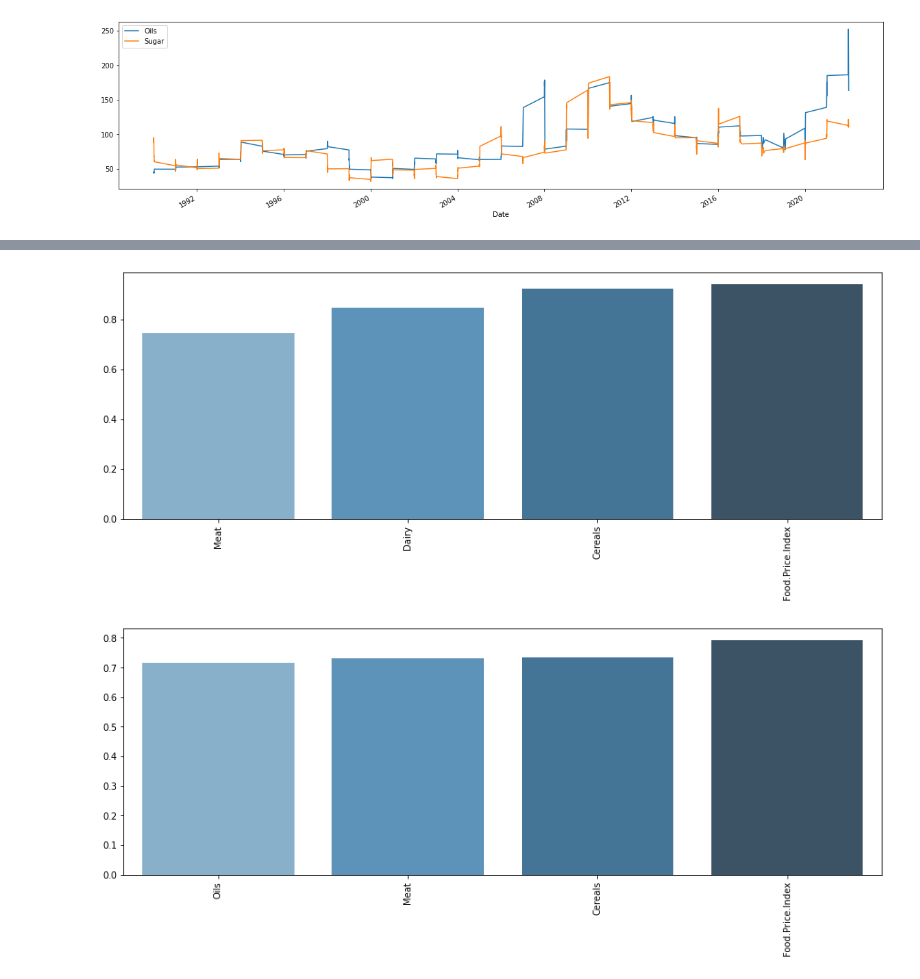
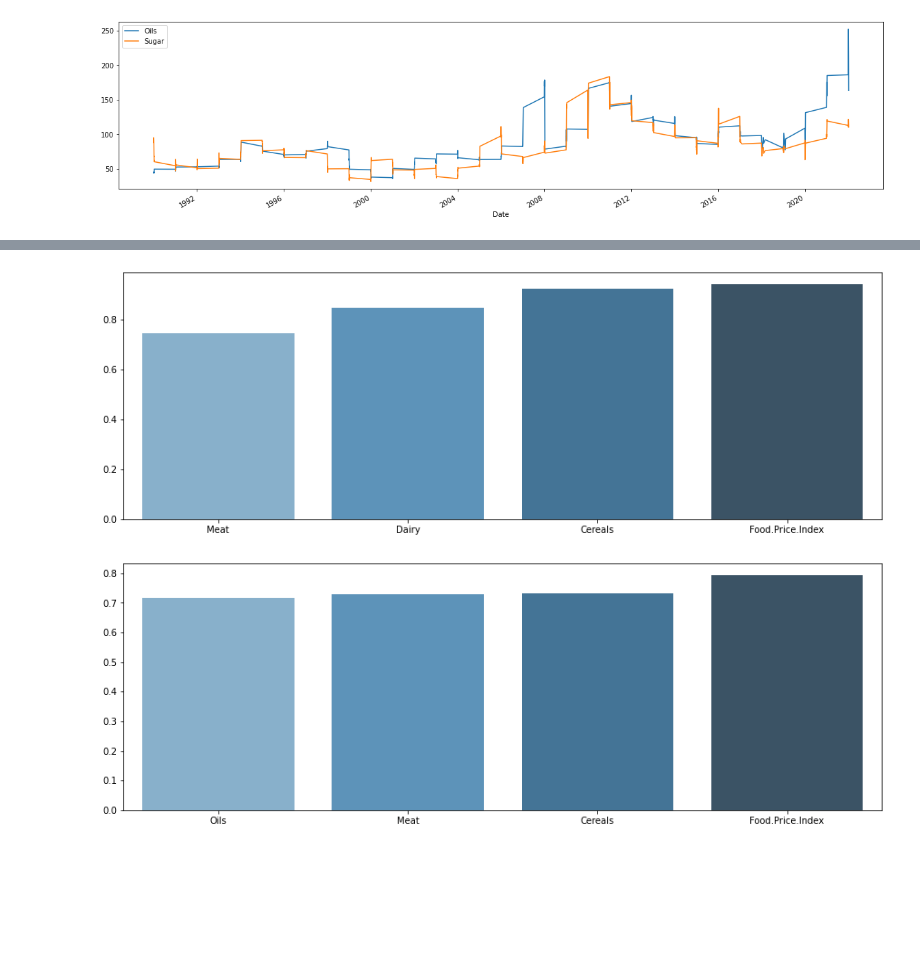
Before and after one commit to mateuszreliga/Global_food_prices, a Jupyter notebook: GFP.ipynb, the cells around one changed output, grey strips where cells are left out. Cells and saved outputs as stored; diff of their text form; code cells hidden in the pictures; blank space fills up the shorter version.

```diff
--- a/GFP.ipynb
+++ b/GFP.ipynb
@@ -111,12 +91,10 @@ df_corr.head()
 # %%
 plt.figure(figsize=(15,5))
-sns.barplot(x=df_corr["Oils"].sort_values().iloc[1:-1].index, y=df_corr["Oils"].sort_values().iloc[1:-1].values, palette= "Blues_d")
-plt.xticks(rotation=90);
+sns.barplot(x=df_corr["Oils"].sort_values().iloc[1:-1].index, y=df_corr["Oils"].sort_values().iloc[1:-1].values, palette= "Blues_d");
 # %% [output]
-[figure, old version]
+[figure, new version]
 # %%
 plt.figure(figsize=(15,5))
-sns.barplot(x=df_corr["Sugar"].sort_values().iloc[1:-1].index, y=df_corr["Sugar"].sort_values().iloc[1:-1].values, palette= "Blues_d")
-plt.xticks(rotation=90);
+sns.barplot(x=df_corr["Sugar"].sort_values().iloc[1:-1].index, y=df_corr["Sugar"].sort_values().iloc[1:-1].values, palette= "Blues_d");
 # %% [output]
-[figure, old version]
+[figure, new version]
```
Also changed, not shown: parts of 7 cells of this notebook.
